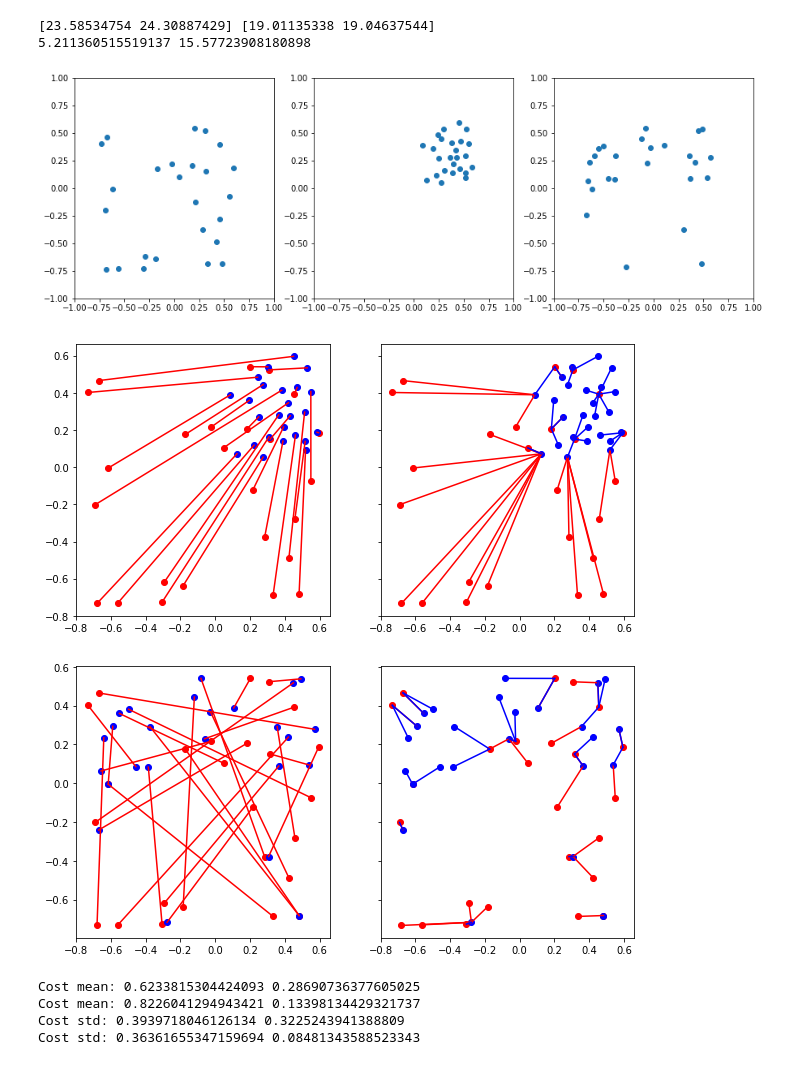
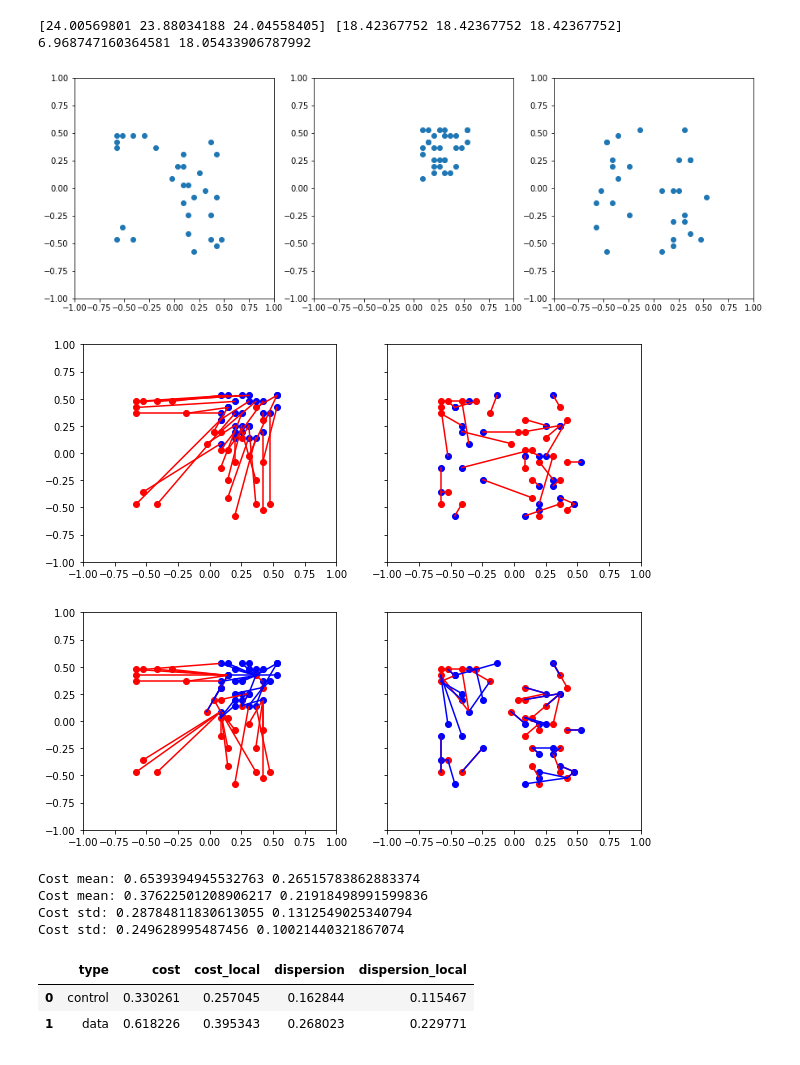
Before and after one commit to AllenInstitute/qcb-analysis, a Jupyter notebook: data-scripts/misc/dispersion.ipynb, the cells around one changed output. Drawn from its saved outputs; the diff is of its cells as text; code cells hidden in the pictures.

Commit message:
Testing dispersion

```diff
--- a/data-scripts/misc/dispersion.ipynb
+++ b/data-scripts/misc/dispersion.ipynb
@@ -120,0 +167,12 @@ def get_dispersion_features(image1_seg, image2_seg, normalize=True, number_of_sa
+# %%
+df = get_dispersion_features_single_run(image1_seg=str_seg, image2_seg=cyt_seg, number_of_samples=30)
+# %% [output]
+[24.00569801 23.88034188 24.04558405] [18.42367752 18.42367752 18.42367752]
+6.968747160364581 18.05433906787992
+[figure, added]
+[figure, added]
+[figure, added]
+Cost mean: 0.6539394945532763 0.26515783862883374
+Cost mean: 0.37622501208906217 0.21918498991599836
+Cost std: 0.28784811830613055 0.1312549025340794
+Cost std: 0.249628995487456 0.10021440321867074
@@ -121,12 +284,8 @@ def get_dispersion_features(image1_seg, image2_seg, normalize=True, number_of_sa
 # %%
-m, cols, rows = get_dispersion_features(image1_seg=str_seg, image2_seg=cyt_seg)
+df = get_dispersion_features(image1_seg=str_seg, image2_seg=cyt_seg, number_of_samples=30, repetitions=2)
-# %% [output]
-[23.58534754 24.30887429] [19.01135338 19.04637544]
-5.211360515519137 15.57723908180898
-[figure, removed]
-[figure, removed]
-[figure, removed]
-Cost mean: 0.6233815304424093 0.28690736377605025
-Cost mean: 0.8226041294943421 0.13398134429321737
-Cost std: 0.3939718046126134 0.3225243941388809
-Cost std: 0.36361655347159694 0.08481343588523343
+# %%
+df.head()
+# %% [output]
+|  | type | cost | cost_local | dispersion | dispersion_local |
+| 0 | control | 0.330261 | 0.257045 | 0.162844 | 0.115467 |
+| 1 | data | 0.618226 | 0.395343 | 0.268023 | 0.229771 |
```
Also changed, not shown: parts of 7 cells of this notebook.
